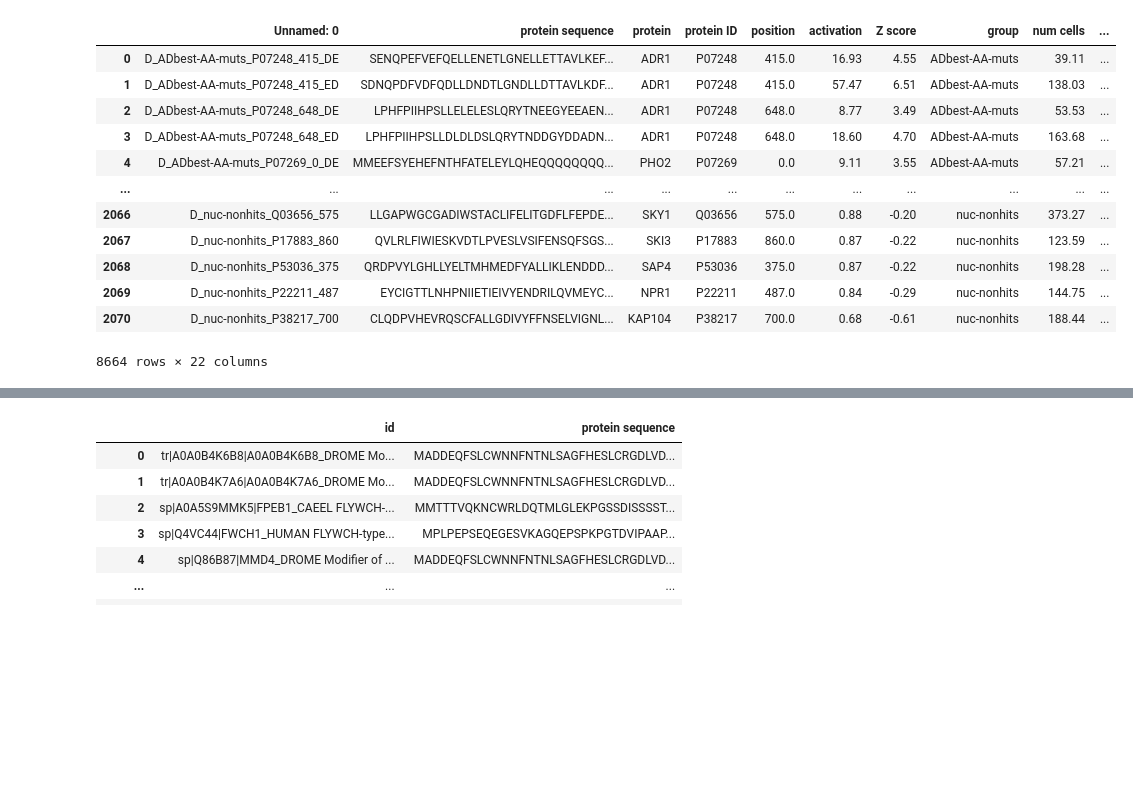
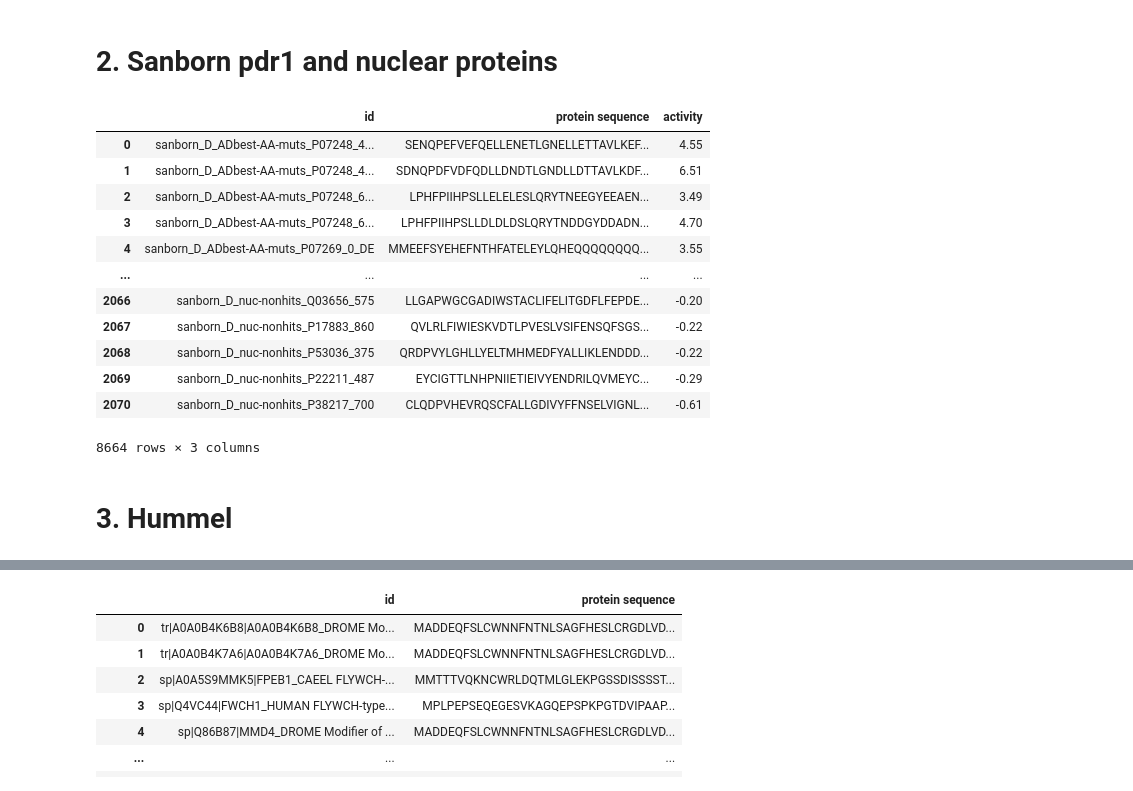
Before and after one commit to sanjanakotha/consensus_AD_predictor, a Jupyter notebook: notebooks/Generating test set.ipynb, the cells around one changed output, grey strips where cells are left out. Drawn from its saved outputs; the diff is of its cells as text; code cells hidden in the pictures; blank space fills up the shorter version.

```diff
--- a/notebooks/Generating test set.ipynb
+++ b/notebooks/Generating test set.ipynb
@@ -30,21 +37,27 @@ arf_scores
+# %% [markdown]
+# 2. Sanborn pdr1 and nuclear proteins
 # %%
 mutants = pd.read_csv("../data/53 aa mutants, see Fig 2,4,7-Table 1.csv")
 short_mutants = pd.read_csv("../data/cAD muts and 9mers, see Fig 3,4-Table 1.csv")
 nuclear = pd.read_csv("../data/Nuclear proteins, see Fig 7-Table 1.csv")
 all_sanborn = pd.concat([mutants, short_mutants, nuclear])
 all_sanborn["id"] = "sanborn" + "_" + all_sanborn["Unnamed: 0"]
+all_sanborn = all_sanborn.rename(columns = {"Z score" : "activity"})
+all_sanborn = all_sanborn[["id", "protein sequence", "activity"]]
 all_sanborn
 # %% [output]
-|  | Unnamed: 0 | protein sequence | protein | protein ID | position | activation | Z score | group | num cells | ... |
-| 0 | D_ADbest-AA-muts_P07248_415_DE | SENQPEFVEFQELLENETLGNELLETTAVLKEF... | ADR1 | P07248 | 415.0 | 16.93 | 4.55 | ADbest-AA-muts | 39.11 | ... |
-| 1 | D_ADbest-AA-muts_P07248_415_ED | SDNQPDFVDFQDLLDNDTLGNDLLDTTAVLKDF... | ADR1 | P07248 | 415.0 | 57.47 | 6.51 | ADbest-AA-muts | 138.03 | ... |
-| 2 | D_ADbest-AA-muts_P07248_648_DE | LPHFPIIHPSLLELELESLQRYTNEEGYEEAEN... | ADR1 | P07248 | 648.0 | 8.77 | 3.49 | ADbest-AA-muts | 53.53 | ... |
-| 3 | D_ADbest-AA-muts_P07248_648_ED | LPHFPIIHPSLLDLDLDSLQRYTNDDGYDDADN... | ADR1 | P07248 | 648.0 | 18.60 | 4.70 | ADbest-AA-muts | 163.68 | ... |
-| 4 | D_ADbest-AA-muts_P07269_0_DE | MMEEFSYEHEFNTHFATELEYLQHEQQQQQQQQ... | PHO2 | P07269 | 0.0 | 9.11 | 3.55 | ADbest-AA-muts | 57.21 | ... |
-| ... | ... | ... | ... | ... | ... | ... | ... | ... | ... | ... |
-| 2066 | D_nuc-nonhits_Q03656_575 | LLGAPWGCGADIWSTACLIFELITGDFLFEPDE... | SKY1 | Q03656 | 575.0 | 0.88 | -0.20 | nuc-nonhits | 373.27 | ... |
-| 2067 | D_nuc-nonhits_P17883_860 | QVLRLFIWIESKVDTLPVESLVSIFENSQFSGS... | SKI3 | P17883 | 860.0 | 0.87 | -0.22 | nuc-nonhits | 123.59 | ... |
-| 2068 | D_nuc-nonhits_P53036_375 | QRDPVYLGHLLYELTMHMEDFYALLIKLENDDD... | SAP4 | P53036 | 375.0 | 0.87 | -0.22 | nuc-nonhits | 198.28 | ... |
-| 2069 | D_nuc-nonhits_P22211_487 | EYCIGTTLNHPNIIETIEIVYENDRILQVMEYC... | NPR1 | P22211 | 487.0 | 0.84 | -0.29 | nuc-nonhits | 144.75 | ... |
-| 2070 | D_nuc-nonhits_P38217_700 | CLQDPVHEVRQSCFALLGDIVYFFNSELVIGNL... | KAP104 | P38217 | 700.0 | 0.68 | -0.61 | nuc-nonhits | 188.44 | ... |
+|  | id | protein sequence | activity |
+| 0 | sanborn_D_ADbest-AA-muts_P07248_4... | SENQPEFVEFQELLENETLGNELLETTAVLKEF... | 4.55 |
+| 1 | sanborn_D_ADbest-AA-muts_P07248_4... | SDNQPDFVDFQDLLDNDTLGNDLLDTTAVLKDF... | 6.51 |
+| 2 | sanborn_D_ADbest-AA-muts_P07248_6... | LPHFPIIHPSLLELELESLQRYTNEEGYEEAEN... | 3.49 |
+| 3 | sanborn_D_ADbest-AA-muts_P07248_6... | LPHFPIIHPSLLDLDLDSLQRYTNDDGYDDADN... | 4.70 |
+| 4 | sanborn_D_ADbest-AA-muts_P07269_0_DE | MMEEFSYEHEFNTHFATELEYLQHEQQQQQQQQ... | 3.55 |
+| ... | ... | ... | ... |
+| 2066 | sanborn_D_nuc-nonhits_Q03656_575 | LLGAPWGCGADIWSTACLIFELITGDFLFEPDE... | -0.20 |
+| 2067 | sanborn_D_nuc-nonhits_P17883_860 | QVLRLFIWIESKVDTLPVESLVSIFENSQFSGS... | -0.22 |
+| 2068 | sanborn_D_nuc-nonhits_P53036_375 | QRDPVYLGHLLYELTMHMEDFYALLIKLENDDD... | -0.22 |
+| 2069 | sanborn_D_nuc-nonhits_P22211_487 | EYCIGTTLNHPNIIETIEIVYENDRILQVMEYC... | -0.29 |
+| 2070 | sanborn_D_nuc-nonhits_P38217_700 | CLQDPVHEVRQSCFALLGDIVYFFNSELVIGNL... | -0.61 |
-8664 rows × 22 columns
+8664 rows × 3 columns
+# %% [markdown]
+# 3. Hummel
```
Also changed, not shown: parts of 54 cells of this notebook, 11 other files.
